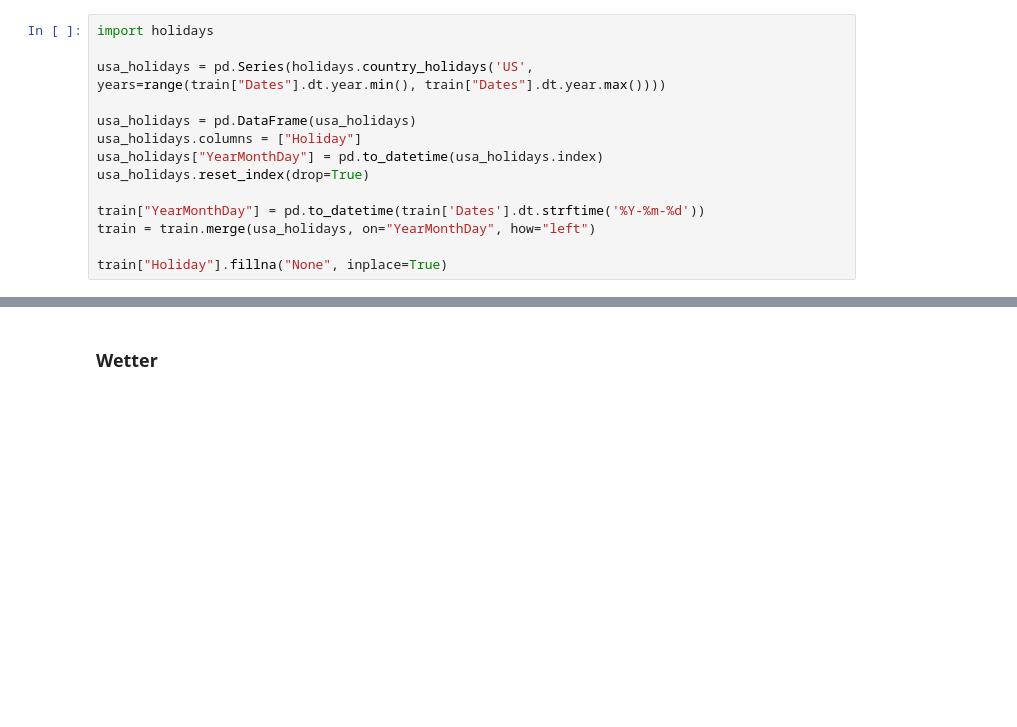
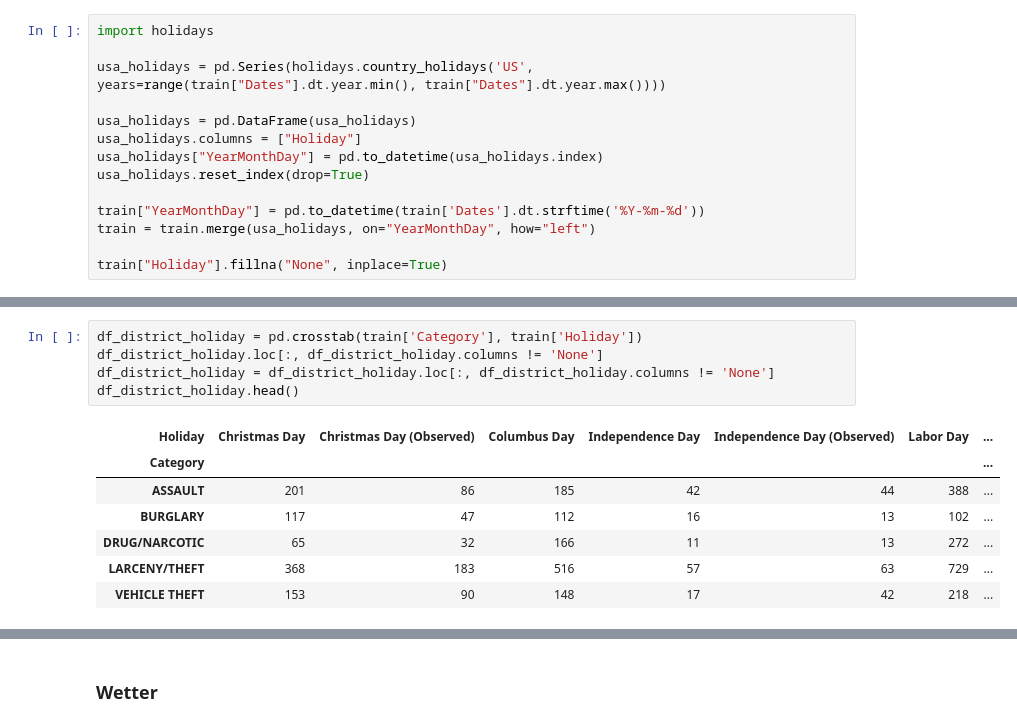
Before and after one commit to FelixSiegfriedRiedel/San-Francisco-Crime, a Jupyter notebook: crime.ipynb, the cells around one changed output, grey strips where cells are left out. Cells and saved outputs as stored; diff of their text form; blank space fills up the shorter version.

```diff
--- a/crime.ipynb
+++ b/crime.ipynb
@@ -179,0 +191,13 @@ train["Holiday"].fillna("None", inplace=True)
+# %%
+df_district_holiday = pd.crosstab(train['Category'], train['Holiday'])
+df_district_holiday.loc[:, df_district_holiday.columns != 'None']
+df_district_holiday = df_district_holiday.loc[:, df_district_holiday.columns != 'None']
+df_district_holiday.head()
+# %% [output]
+| Holiday | Christmas Day | Christmas Day (Observed) | Columbus Day | Independence Day | Independence Day (Observed) | Labor Day | ... |
+| Category |  |  |  |  |  |  | ... |
+| ASSAULT | 201 | 86 | 185 | 42 | 44 | 388 | ... |
+| BURGLARY | 117 | 47 | 112 | 16 | 13 | 102 | ... |
+| DRUG/NARCOTIC | 65 | 32 | 166 | 11 | 13 | 272 | ... |
+| LARCENY/THEFT | 368 | 183 | 516 | 57 | 63 | 729 | ... |
+| VEHICLE THEFT | 153 | 90 | 148 | 17 | 42 | 218 | ... |
```
Also changed, not shown: parts of 32 cells of this notebook.
